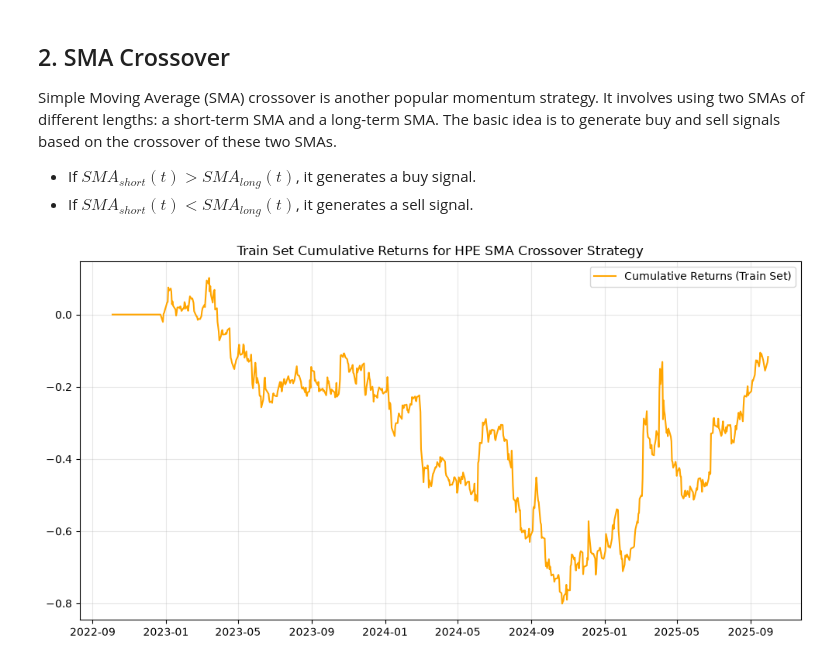
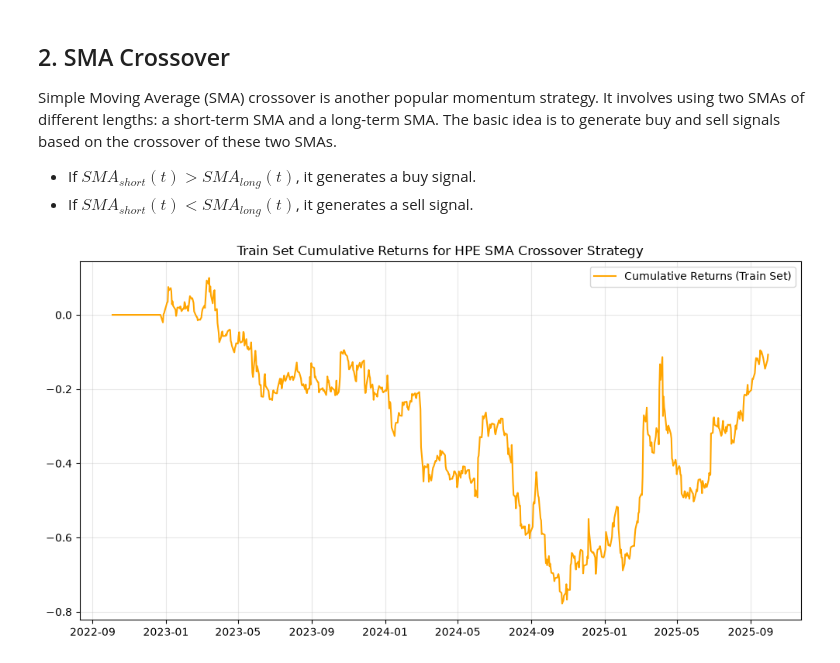
Before and after one commit to 01Joseph-Hwang10/quantitative-trading-exercise, a Jupyter notebook: notebooks/momentum_strategy.ipynb, the cells around one changed output. Drawn from its saved outputs; the diff is of its cells as text; code cells hidden in the pictures.

Commit message:
fix: positioning logic

```diff
--- a/notebooks/momentum_strategy.ipynb
+++ b/notebooks/momentum_strategy.ipynb
@@ -282,31 +312,75 @@ TRANSACTION_COST_RATE = 0.0010  # 10 bps per trade (commission + slippage)
 # %%
 # Compute SMAs for train set
 sma_short = stock['Close'].rolling(short_n).mean()
 sma_long = stock['Close'].rolling(long_n).mean()
 
 portfolio_return_sma = pd.DataFrame(index=stock.index)
 
 # Determine positions based on SMA crossover for train set
-portfolio_return_sma['position'] = np.where(sma_short > sma_long, 1, np.where(sma_short < sma_long, -1, 0))
+current_pos = 0
+prev_pos = 0
+portfolio_return_sma['position'] = 0
+for i in portfolio_return_sma.index:
+    prev_pos = current_pos
+
+    def set_position(i, pos):
+        portfolio_return_sma.at[i, 'position'] = pos
+
+    if prev_pos == 0:
+        if sma_short.loc[i] > sma_long.loc[i]:
+            current_pos = 1  # Enter long position
+            set_position(i, current_pos)
+            continue
+
+        if sma_short.loc[i] < sma_long.loc[i]:
+            current_pos = -1  # Enter short position
+            set_position(i, current_pos)
+            continue
+
+        current_pos = 0  # Maintain no position
+        set_position(i, current_pos)
+        continue
+
+    if prev_pos == 1:
+        if sma_short.loc[i] < sma_long.loc[i]:
+            current_pos = 0  # Exit long position
+            set_position(i, current_pos)
+            continue
+
+        current_pos = 1  # Maintain long position
+        set_position(i, current_pos)
+        continue
+
+    if prev_pos == -1:
+        if sma_short.loc[i] > sma_long.loc[i]:
+            current_pos = 0  # Exit short position
+            set_position(i, current_pos)
+            continue
+
+        current_pos = -1  # Maintain short position
+        set_position(i, current_pos)
+        continue
+
+    raise ValueError(f"Unexpected position state: {prev_pos}")
 
 # Compute daily returns for SMA strategy on train set
 portfolio_return_sma['gross_return'] = stock['Close'].pct_change().shift(-1) * portfolio_return_sma['position']
 portfolio_return_sma['trades'] = portfolio_return_sma['position'].diff().abs()
 portfolio_return_sma['transaction_costs'] = portfolio_return_sma['trades'] * TRANSACTION_COST_RATE
 portfolio_return_sma['net_return'] = portfolio_return_sma['gross_return'] - portfolio_return_sma['transaction_costs']
 
 # Calculate Profit and Loss for SMA strategy on train set
 pnl_train_sma = portfolio_return_sma[TRAIN_RANGE]['net_return'].cumsum()
 
 # Plot the cumulative PnL for SMA strategy on train set
 plt.figure(figsize=(12, 6))
 plt.plot(pnl_train_sma, label='Cumulative Returns (Train Set)', color='orange')
 plt.title(f'Train Set Cumulative Returns for {STOCK} SMA Crossover Strategy')
 plt.grid(True, alpha=0.3)
 plt.legend()
 plt.show()
 # %% [output]
-[figure, old version]
+[figure, new version]
 # %%
 r_train_sma = portfolio_return_sma['net_return'][TRAIN_RANGE]
 sharpe_train_sma = r_train_sma.mean() / (r_train_sma.std() + 1e-12) * np.sqrt(252)
```
Also changed, not shown: parts of 4 cells of this notebook, 3 other files.
